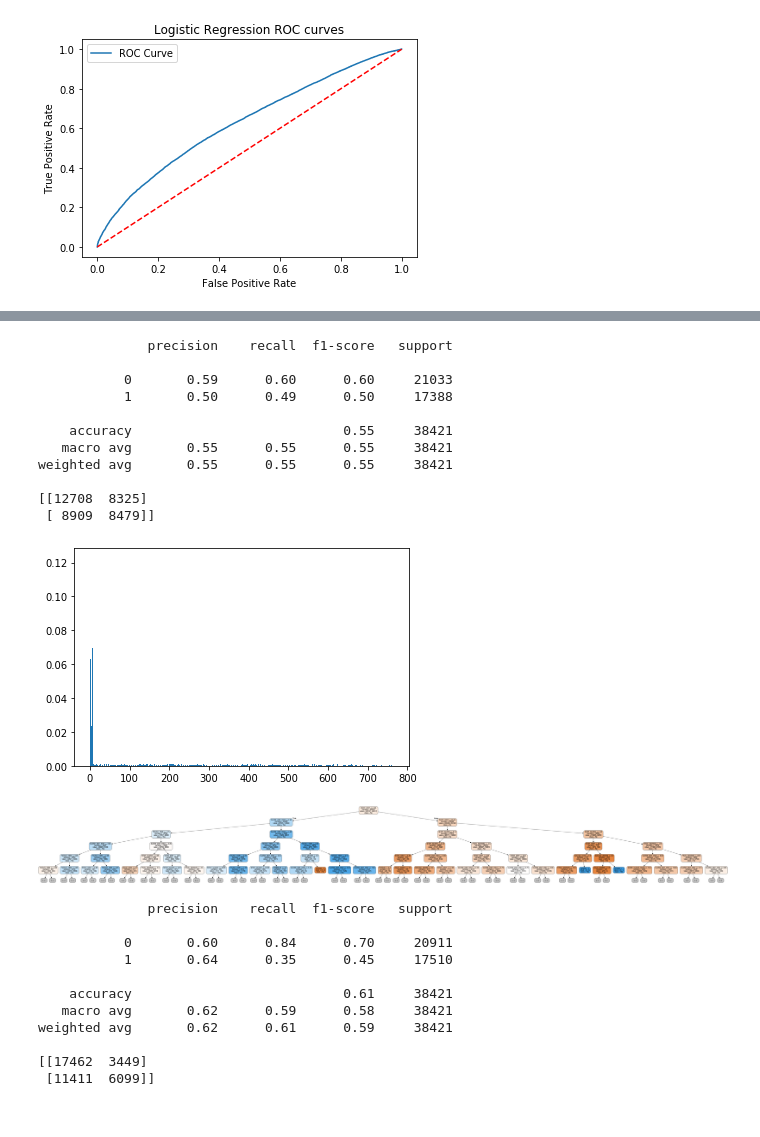
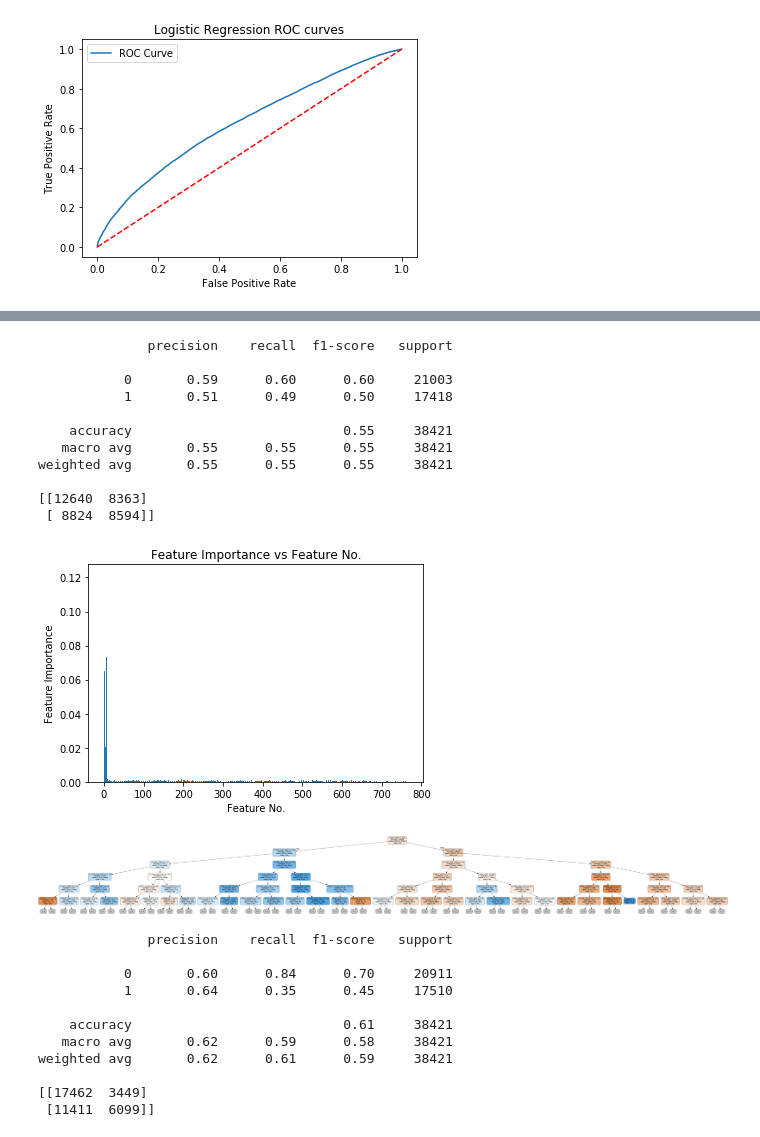
Before and after one commit to tianyi5309/303project, a Jupyter notebook: NBA Shots.ipynb, the cells around one changed output, grey strips where cells are left out. Drawn from its saved outputs; the diff is of its cells as text; code cells hidden in the pictures.

```diff
--- a/NBA Shots.ipynb
+++ b/NBA Shots.ipynb
@@ -366,41 +375,44 @@ y_pred = decision.predict(X_test)
 print(metrics.classification_report(y_test, y_pred))
 print(metrics.confusion_matrix(y_test, y_pred))
 plt.bar(range(len(decision.feature_importances_)), decision.feature_importances_)
+plt.title('Feature Importance vs Feature No.')
+plt.xlabel('Feature No.')
+plt.ylabel('Feature Importance')
 plt.show()
 
 from IPython.display import Image as PImage
 from subprocess import check_call
 from PIL import Image, ImageDraw, ImageFont
 
 with open("decision_tree2.dot", 'w') as f:
      f = tree.export_graphviz(decision,
                               out_file=f,
                               max_depth = 5,
                               impurity = False,
                               feature_names = X_test.columns.values,
                               class_names = ['No', 'Yes'],
                               rounded = True,
                               filled= True )
 
 check_call(['dot','-Tpng','decision_tree2.dot','-o','decision_tree2.png'])
 img = Image.open("decision_tree2.png")
 draw = ImageDraw.Draw(img)
 img.save('decision_tree2.png')
 PImage("decision_tree2.png")
 # %% [output]
               precision    recall  f1-score   support
 
-           0       0.59      0.60      0.60     21033
-           1       0.50      0.49      0.50     17388
+           0       0.59      0.60      0.60     21003
+           1       0.51      0.49      0.50     17418
 
     accuracy                           0.55     38421
    macro avg       0.55      0.55      0.55     38421
 weighted avg       0.55      0.55      0.55     38421
 
-[[12708  8325]
- [ 8909  8479]]
+[[12640  8363]
+ [ 8824  8594]]
-[figure, old version]
+[figure, new version]
-[figure, old version]
+[figure, new version]
 # %%
 #Let's try Random Forest
 from datetime import datetime
```
Also changed, not shown: parts of 6 cells of this notebook, 44 other files.
